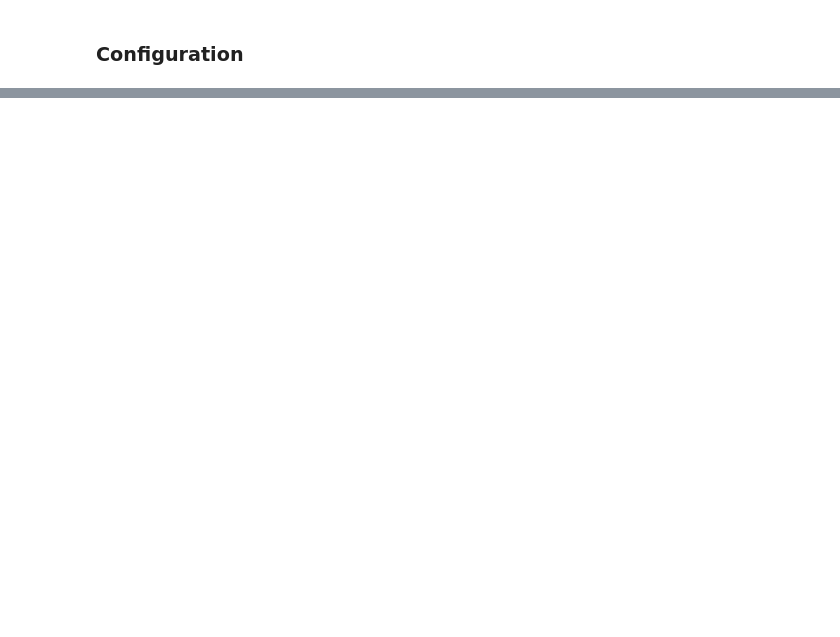
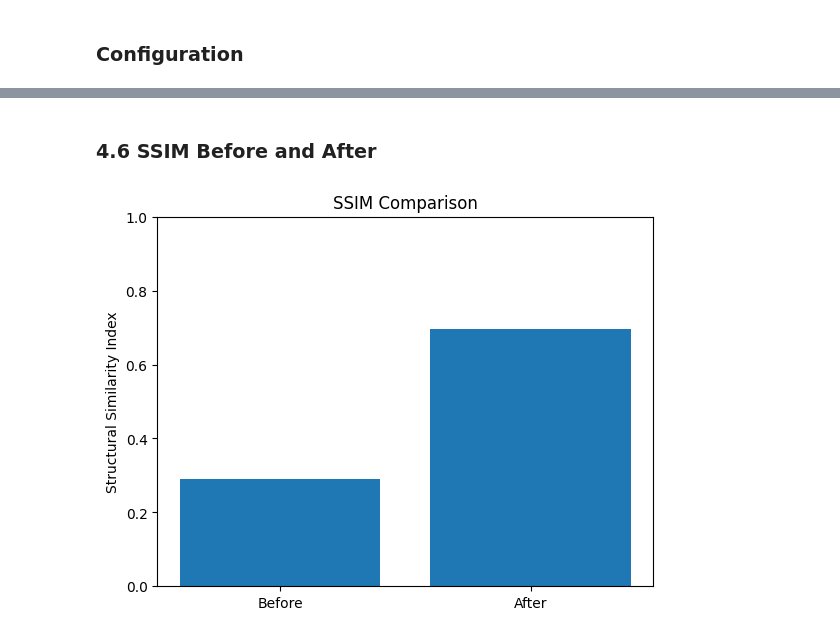
Before and after one commit to gentralg-Gitcoding/fullstack-projects, a Jupyter notebook: capstoneProjects/capstone_12/capstone_12_Deep_Learning_TensorFlow_Keras.ipynb, the cells around one changed output, grey strips where cells are left out. Cells and saved outputs as stored; diff of their text form; code cells hidden in the pictures; blank space fills up the shorter version.

```diff
--- a/capstoneProjects/capstone_12/capstone_12_Deep_Learning_TensorFlow_Keras.ipynb
+++ b/capstoneProjects/capstone_12/capstone_12_Deep_Learning_TensorFlow_Keras.ipynb
@@ -82,0 +202,4 @@ NameError: name 'io' is not defined
+# %%
+#Measure SSIM(Structural Similarity Index) Metric
+ssim = tf.image.ssim(X_train, X_train_noisy, max_val=1.0) #Max same as before
+print(f"Average SSIM: {tf.reduce_mean(ssim)}")
@@ -82,0 +398,11 @@ NameError: name 'io' is not defined
+# %% [markdown]
+### 4.6 SSIM Before and After
+# %%
+#Plot SSIM before and after bar plot
+plt.bar(['Before', 'After'], [tf.reduce_mean(ssim), tf.reduce_mean(ssim_after)])
+plt.title('SSIM Comparison')
+plt.ylabel('Structural Similarity Index')
+plt.ylim(0, 1)
+plt.show()
+# %% [output]
+[figure, added]
```
Also changed, not shown: parts of 44 cells of this notebook, 3 other files.
